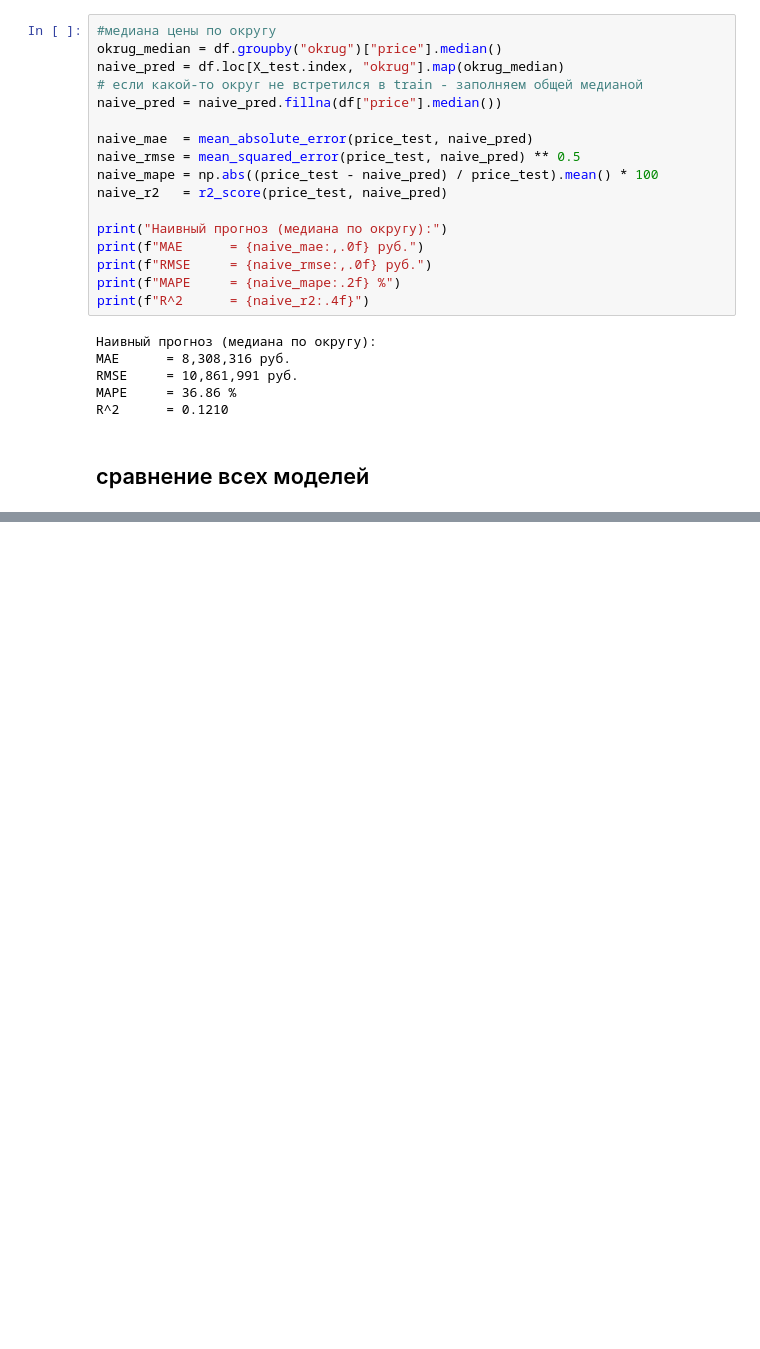
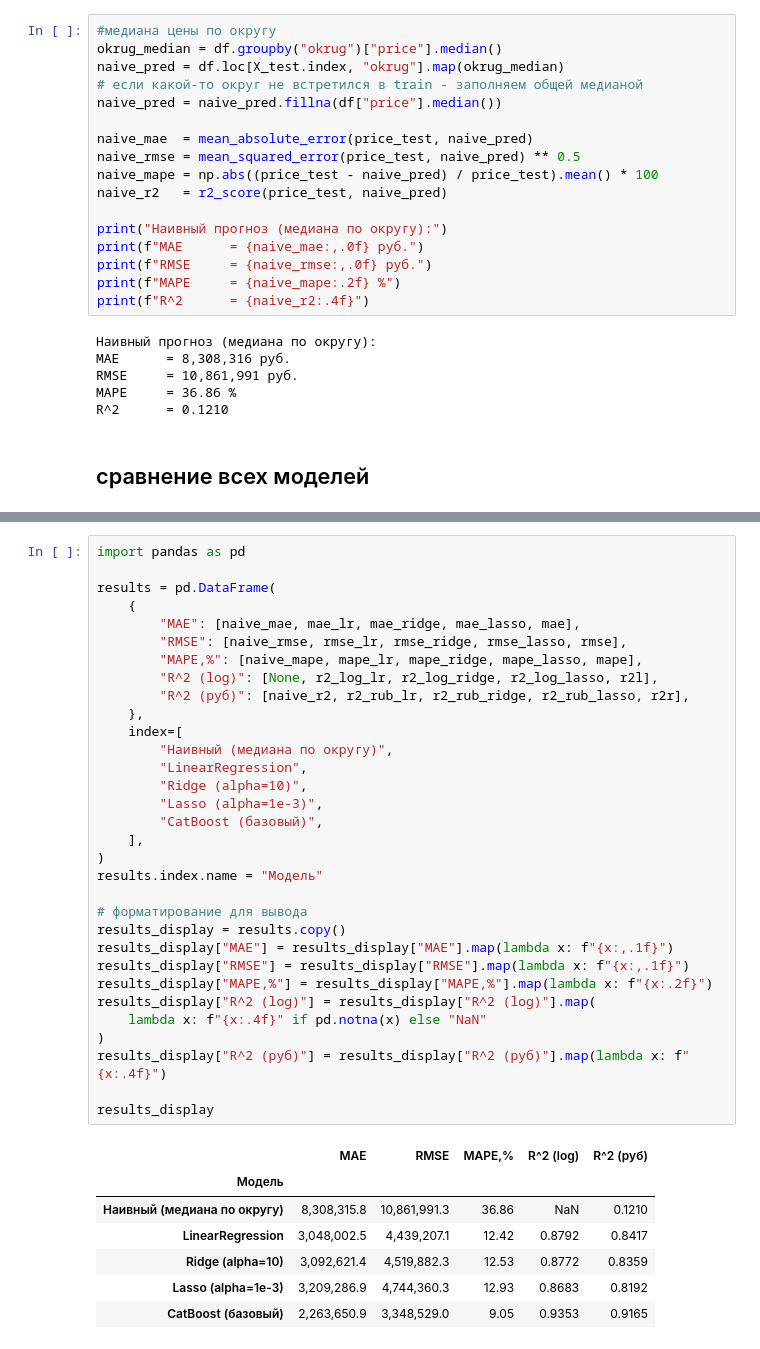
Before and after one commit to AyuKamakin/Abd_prj_25_26_team_40, a Jupyter notebook: models.ipynb, the cells around one changed output, grey strips where cells are left out. Drawn from its saved outputs; the diff is of its cells as text; blank space fills up the shorter version.

```diff
--- a/models.ipynb
+++ b/models.ipynb
@@ -722,0 +637,40 @@ results_df_full
+# %%
+import pandas as pd
+
+results = pd.DataFrame(
+    {
+        "MAE": [naive_mae, mae_lr, mae_ridge, mae_lasso, mae],
+        "RMSE": [naive_rmse, rmse_lr, rmse_ridge, rmse_lasso, rmse],
+        "MAPE,%": [naive_mape, mape_lr, mape_ridge, mape_lasso, mape],
+        "R^2 (log)": [None, r2_log_lr, r2_log_ridge, r2_log_lasso, r2l],
+        "R^2 (руб)": [naive_r2, r2_rub_lr, r2_rub_ridge, r2_rub_lasso, r2r],
+    },
+    index=[
+        "Наивный (медиана по округу)",
+        "LinearRegression",
+        "Ridge (alpha=10)",
+        "Lasso (alpha=1e-3)",
+        "CatBoost (базовый)",
+    ],
+)
+results.index.name = "Модель"
+
+# форматирование для вывода
+results_display = results.copy()
+results_display["MAE"] = results_display["MAE"].map(lambda x: f"{x:,.1f}")
+results_display["RMSE"] = results_display["RMSE"].map(lambda x: f"{x:,.1f}")
+results_display["MAPE,%"] = results_display["MAPE,%"].map(lambda x: f"{x:.2f}")
+results_display["R^2 (log)"] = results_display["R^2 (log)"].map(
+    lambda x: f"{x:.4f}" if pd.notna(x) else "NaN"
+)
+results_display["R^2 (руб)"] = results_display["R^2 (руб)"].map(lambda x: f"{x:.4f}")
+
+results_display
+# %% [output]
+|  | MAE | RMSE | MAPE,% | R^2 (log) | R^2 (руб) |
+| Модель |  |  |  |  |  |
+| Наивный (медиана по округу) | 8,308,315.8 | 10,861,991.3 | 36.86 | NaN | 0.1210 |
+| LinearRegression | 3,048,002.5 | 4,439,207.1 | 12.42 | 0.8792 | 0.8417 |
+| Ridge (alpha=10) | 3,092,621.4 | 4,519,882.3 | 12.53 | 0.8772 | 0.8359 |
+| Lasso (alpha=1e-3) | 3,209,286.9 | 4,744,360.3 | 12.93 | 0.8683 | 0.8192 |
+| CatBoost (базовый) | 2,263,650.9 | 3,348,529.0 | 9.05 | 0.9353 | 0.9165 |
```
Also changed, not shown: parts of 10 cells of this notebook.
